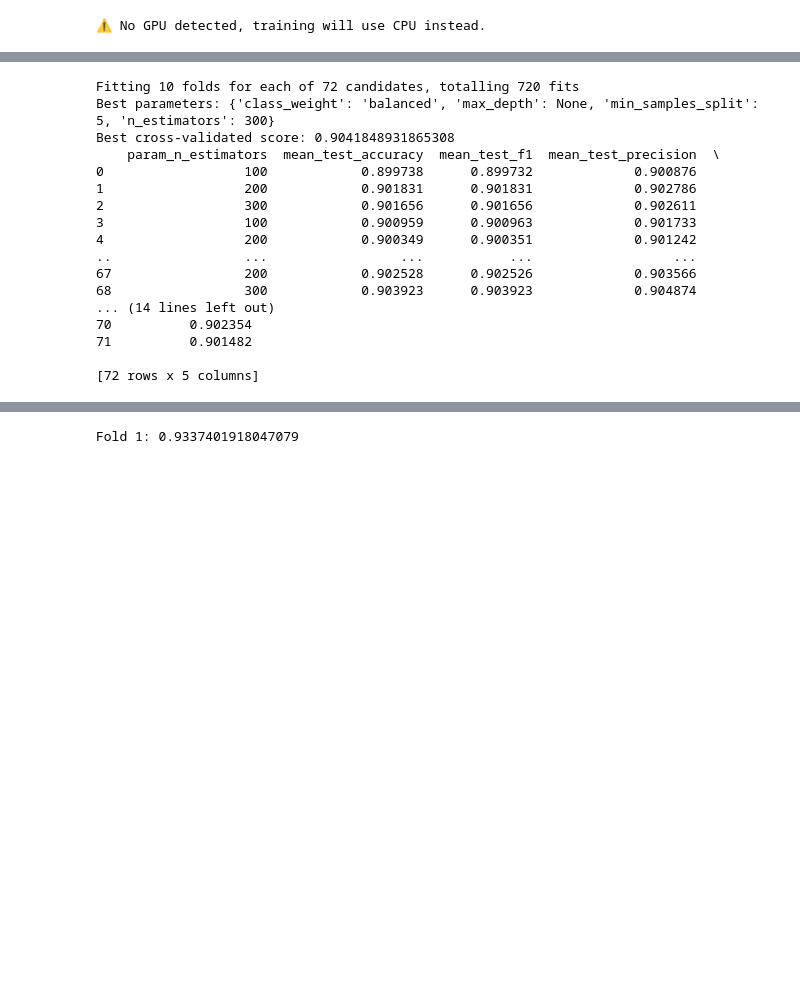
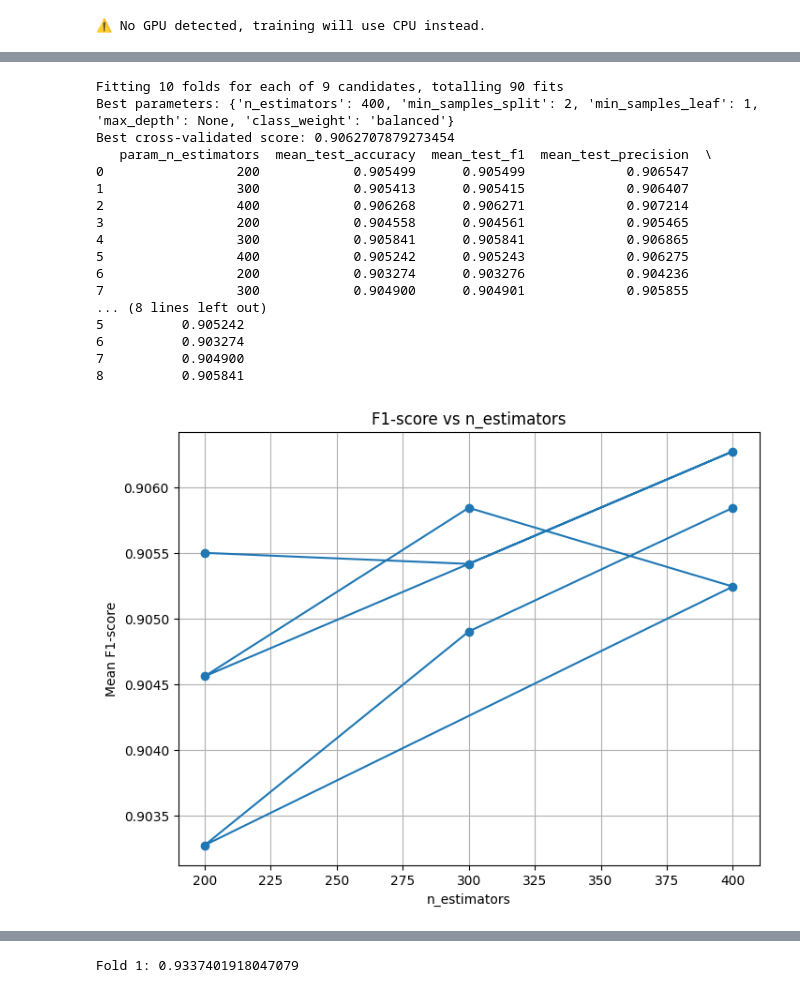
Before and after one commit to M4RV3L24/Online-Gambling-Detection-using-IndoBERTweet, a Jupyter notebook: Models/ML_IndoBERTweet/prototype.ipynb, the cells around one changed output, grey strips where cells are left out. Saved outputs shown, nothing was run; the diff lists cells and outputs as text; code cells hidden in the pictures; blank space fills up the shorter version.

```diff
--- a/Models/ML_IndoBERTweet/prototype.ipynb
+++ b/Models/ML_IndoBERTweet/prototype.ipynb
@@ -191,9 +68,10 @@ Fold 6: 0.8831734960767219
 # %%
+# get best parameter for random forest if mean pooling is used
 import pandas as pd
 import numpy as np
 import json
 import joblib
-from sklearn.model_selection import StratifiedKFold, GridSearchCV
+from sklearn.model_selection import StratifiedKFold, GridSearchCV, RandomizedSearchCV
 from sklearn.feature_extraction.text import TfidfVectorizer
 from sklearn.ensemble import RandomForestClassifier
 from sklearn.metrics import classification_report, accuracy_score, confusion_matrix, make_scorer, f1_score, precision_score, recall_score
@@ -202,7 +80,7 @@ import seaborn as sns
 from IPython.display import display
 
 # Load data from JSON file (array of objects)
-with open('fetched_data_final_dedup.json', 'r', encoding='utf-8') as f:
+with open('fetched_data_final_dedup_2.json', 'r', encoding='utf-8') as f:
     data = json.load(f)
 
 df = pd.DataFrame(data)
@@ -212,9 +90,7 @@ X = df['text']
 y = df['label']
 
 # load embedding from .npy file
-X_embeddings = np.load("./embed/embeddings_128.npy")
-# X_embeddings = np.load("./embed/embeddings_256.npy") --- IGNORE ---
-# X_embeddings = np.load("./embed/embeddings_512.npy") --- IGNORE ---
+X_embeddings = np.load("./embed/embeddings_128_v2.npy")
 
 # Choose number of splits (5 or 10)
 n_splits = 10  # Change to 5 or 10 as needed
@@ -222,55 +98,71 @@ skf = StratifiedKFold(n_splits=n_splits, shuffle=True, random_state=42)
 
 # Define parameter grid for GridSearchCV
 param_grid = {
-    'n_estimators': [100, 200, 300],
-    'max_depth': [None, 10, 20, 50],
-    'min_samples_split': [2, 5, 10],
-    'class_weight': [None, 'balanced']
+    'n_estimators': [200, 300, 400],
+    'max_depth': [None],
+    'min_samples_split': [2, 3, 5],
+    'min_samples_leaf': [1],
+    'class_weight': ['balanced']
 }
 
 # Define scoring metrics
 scoring = {
     'accuracy': make_scorer(accuracy_score),
     'f1': make_scorer(f1_score, average='weighted'),
     'precision': make_scorer(precision_score, average='weighted'),
     'recall': make_scorer(recall_score, average='weighted')
 }
 
 # Grid Search with StratifiedKFold
-search = GridSearchCV(
-    RandomForestClassifier(random_state=42),
+search = RandomizedSearchCV(
+    RandomForestClassifier(random_state=42, n_jobs=4),
     param_grid,
     cv=skf,
     scoring=scoring,
     refit='f1',  # Optimize for weighted F1-score
     n_jobs=-1,
     verbose=2
 )
 
 search.fit(X_embeddings, y)
 
 print("Best parameters:", search.best_params_)
 print("Best cross-validated score:", search.best_score_)
 
 import pandas as pd
 
 results = pd.DataFrame(search.cv_results_)
 print(results[['param_n_estimators', 'mean_test_accuracy', 'mean_test_f1', 'mean_test_precision', 'mean_test_recall']])
+
+
+import matplotlib.pyplot as plt
+
+results = pd.DataFrame(search.cv_results_)
+plt.figure(figsize=(8,6))
+plt.plot(results['param_n_estimators'], results['mean_test_f1'], marker='o')
+plt.xlabel('n_estimators')
+plt.ylabel('Mean F1-score')
+plt.title('F1-score vs n_estimators')
+plt.grid(True)
+plt.show()
+
+# results.to_csv("result/gridsearch_results.csv", index=False)
 # %% [output]
-Fitting 10 folds for each of 72 candidates, totalling 720 fits
-Best parameters: {'class_weight': 'balanced', 'max_depth': None, 'min_samples_split': 5, 'n_estimators': 300}
-Best cross-validated score: 0.9041848931865308
-    param_n_estimators  mean_test_accuracy  mean_test_f1  mean_test_precision  \
-0                  100            0.899738      0.899732             0.900876
-1                  200            0.901831      0.901831             0.902786
-2                  300            0.901656      0.901656             0.902611
-3                  100            0.900959      0.900963             0.901733
-4                  200            0.900349      0.900351             0.901242
-..                 ...                 ...           ...                  ...
-67                 200            0.902528      0.902526             0.903566
-68                 300            0.903923      0.903923             0.904874
-... (14 lines left out)
-70          0.902354
-71          0.901482
-
-[72 rows x 5 columns]
+Fitting 10 folds for each of 9 candidates, totalling 90 fits
+Best parameters: {'n_estimators': 400, 'min_samples_split': 2, 'min_samples_leaf': 1, 'max_depth': None, 'class_weight': 'balanced'}
+Best cross-validated score: 0.9062707879273454
+   param_n_estimators  mean_test_accuracy  mean_test_f1  mean_test_precision  \
+0                 200            0.905499      0.905499             0.906547
+1                 300            0.905413      0.905415             0.906407
+2                 400            0.906268      0.906271             0.907214
+3                 200            0.904558      0.904561             0.905465
+4                 300            0.905841      0.905841             0.906865
+5                 400            0.905242      0.905243             0.906275
+6                 200            0.903274      0.903276             0.904236
+7                 300            0.904900      0.904901             0.905855
+... (8 lines left out)
+5          0.905242
+6          0.903274
+7          0.904900
+8          0.905841
+[figure, added]
```
Also changed, not shown: parts of 8 cells of this notebook, 8 other files.
